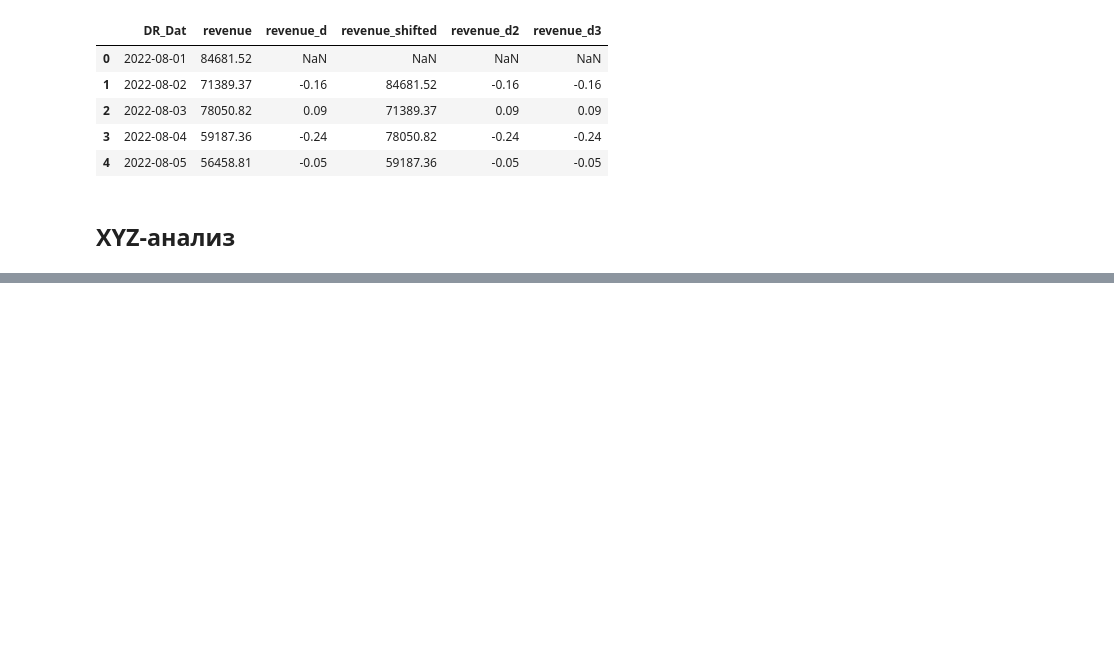
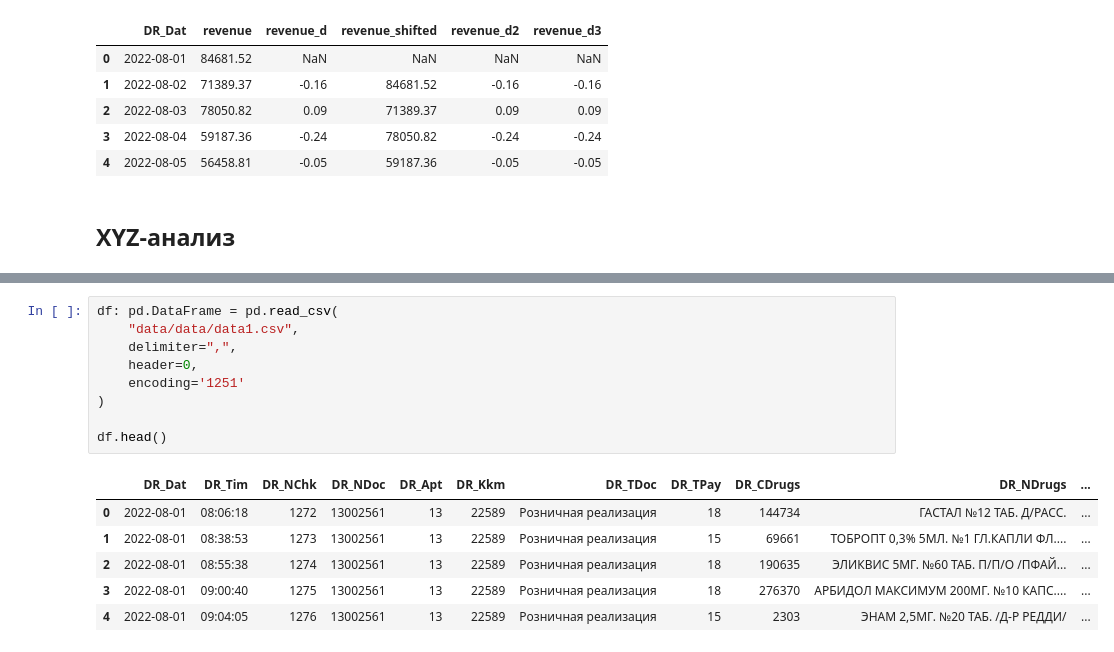
Before and after one commit to alexanderniki/alx-study, a Jupyter notebook: Analytics/Pandas Basics/metrics.ipynb, the cells around one changed output, grey strips where cells are left out. Cells and saved outputs as stored; diff of their text form; blank space fills up the shorter version.

```diff
--- a/Analytics/Pandas Basics/metrics.ipynb
+++ b/Analytics/Pandas Basics/metrics.ipynb
@@ -481,0 +492,16 @@ df
+# %%
+df: pd.DataFrame = pd.read_csv(
+    "data/data/data1.csv",
+    delimiter=",",
+    header=0,
+    encoding='1251'
+)
+
+df.head()
+# %% [output]
+|  | DR_Dat | DR_Tim | DR_NChk | DR_NDoc | DR_Apt | DR_Kkm | DR_TDoc | DR_TPay | DR_CDrugs | DR_NDrugs | ... |
+| 0 | 2022-08-01 | 08:06:18 | 1272 | 13002561 | 13 | 22589 | Розничная реализация | 18 | 144734 | ГАСТАЛ №12 ТАБ. Д/РАСС. | ... |
+| 1 | 2022-08-01 | 08:38:53 | 1273 | 13002561 | 13 | 22589 | Розничная реализация | 15 | 69661 | ТОБРОПТ 0,3% 5МЛ. №1 ГЛ.КАПЛИ ФЛ.... | ... |
+| 2 | 2022-08-01 | 08:55:38 | 1274 | 13002561 | 13 | 22589 | Розничная реализация | 18 | 190635 | ЭЛИКВИС 5МГ. №60 ТАБ. П/П/О /ПФАЙ... | ... |
+| 3 | 2022-08-01 | 09:00:40 | 1275 | 13002561 | 13 | 22589 | Розничная реализация | 18 | 276370 | АРБИДОЛ МАКСИМУМ 200МГ. №10 КАПС.... | ... |
+| 4 | 2022-08-01 | 09:04:05 | 1276 | 13002561 | 13 | 22589 | Розничная реализация | 15 | 2303 | ЭНАМ 2,5МГ. №20 ТАБ. /Д-Р РЕДДИ/ | ... |
```
Also changed, not shown: parts of 15 cells of this notebook, 2 other files.
